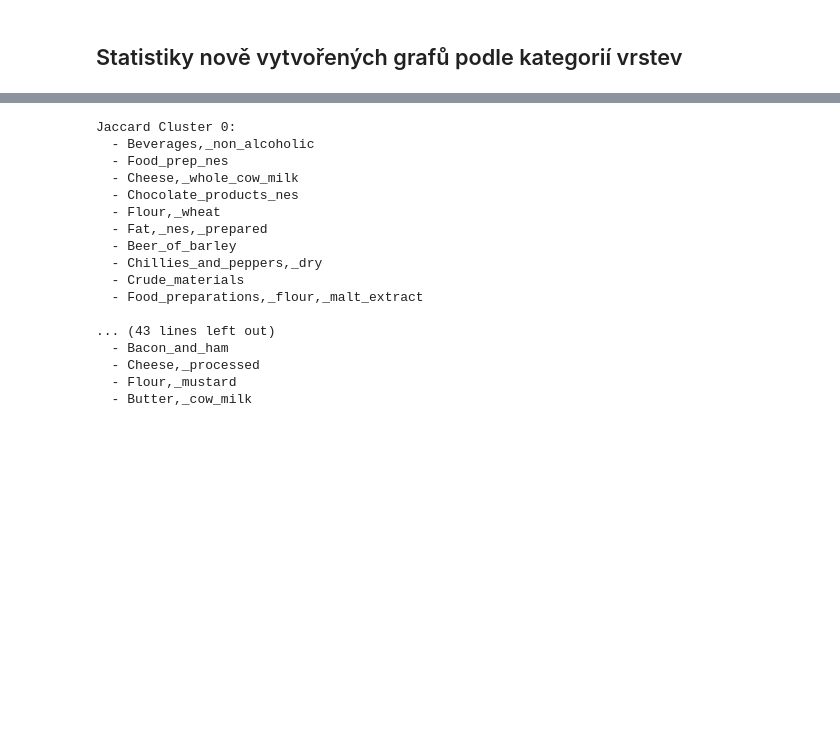
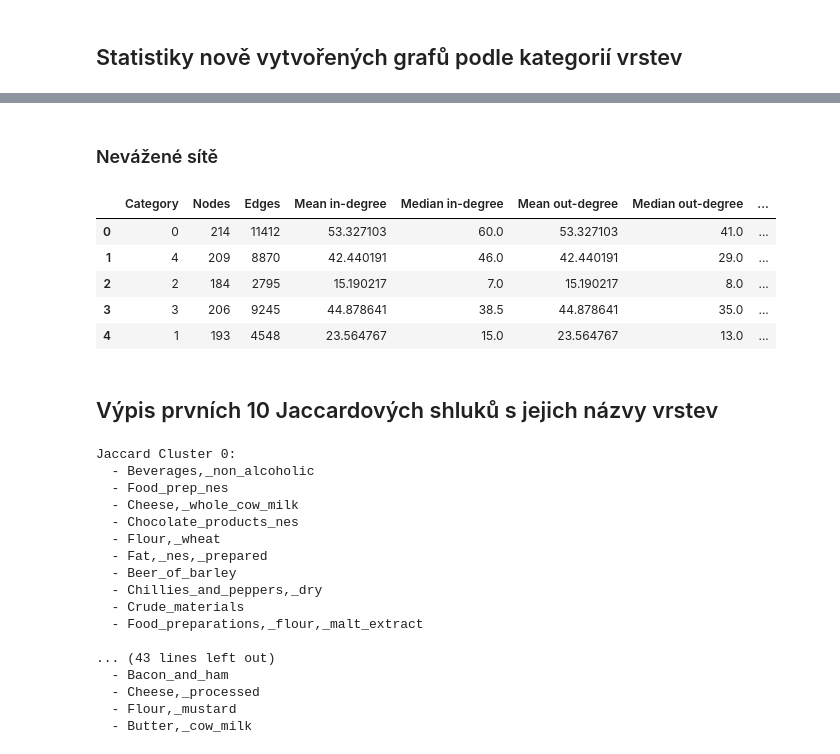
Before and after one commit to SLI0124/metody-analyzy-siti-ii, a Jupyter notebook: projects/implementation.ipynb, the cells around one changed output, grey strips where cells are left out. Cells and saved outputs as stored; diff of their text form; code cells hidden in the pictures; blank space fills up the shorter version.

```diff
--- a/projects/implementation.ipynb
+++ b/projects/implementation.ipynb
@@ -268 +307,46 @@ pd.DataFrame(stats)
+# %% [markdown]
+### Nevážené sítě
+# %%
+# Statistiky pro nevážené sítě podle kategorií vrstev
+stats_unweighted = []
+for category, graph in category_graphs_un_weighted.items():
+    in_deg = [deg for _, deg in graph.in_degree()]
+    out_deg = [deg for _, deg in graph.out_degree()]
+    total_deg = [deg for _, deg in graph.degree()]
+    num_nodes = graph.number_of_nodes()
+    num_edges = graph.number_of_edges()
+    num_strongly_connected = nx.number_strongly_connected_components(graph)
+    num_weakly_connected = nx.number_weakly_connected_components(graph)
+    num_in_zero = sum(1 for n, d in graph.in_degree() if d == 0)
+    num_out_zero = sum(1 for n, d in graph.out_degree() if d == 0)
+    degree_counts = Counter(total_deg)
+
+    stats_unweighted.append({
+        "Category": category,
+        "Nodes": num_nodes,
+        "Edges": num_edges,
+        "Mean in-degree": np.mean(in_deg),
+        "Median in-degree": np.median(in_deg),
+        "Mean out-degree": np.mean(out_deg),
+        "Median out-degree": np.median(out_deg),
+        "Max degree": np.max(total_deg),
+        "Min degree": np.min(total_deg),
+        "Isolated nodes": (np.array(total_deg) == 0).sum(),
+        "Strongly connected components": num_strongly_connected,
+        "Weakly connected components": num_weakly_connected,
+        "Nodes with in-degree 0": num_in_zero,
+        "Nodes with out-degree 0": num_out_zero,
+        "Most common degree": degree_counts.most_common(1)[0][0] if degree_counts else None
+    })
+
+pd.DataFrame(stats_unweighted)
+# %% [output]
+|  | Category | Nodes | Edges | Mean in-degree | Median in-degree | Mean out-degree | Median out-degree | ... |
+| 0 | 0 | 214 | 11412 | 53.327103 | 60.0 | 53.327103 | 41.0 | ... |
+| 1 | 4 | 209 | 8870 | 42.440191 | 46.0 | 42.440191 | 29.0 | ... |
+| 2 | 2 | 184 | 2795 | 15.190217 | 7.0 | 15.190217 | 8.0 | ... |
+| 3 | 3 | 206 | 9245 | 44.878641 | 38.5 | 44.878641 | 35.0 | ... |
+| 4 | 1 | 193 | 4548 | 23.564767 | 15.0 | 23.564767 | 13.0 | ... |
+# %% [markdown]
+## Výpis prvních 10 Jaccardových shluků s jejich názvy vrstev
 # %%
```
Also changed, not shown: parts of 48 cells of this notebook.
